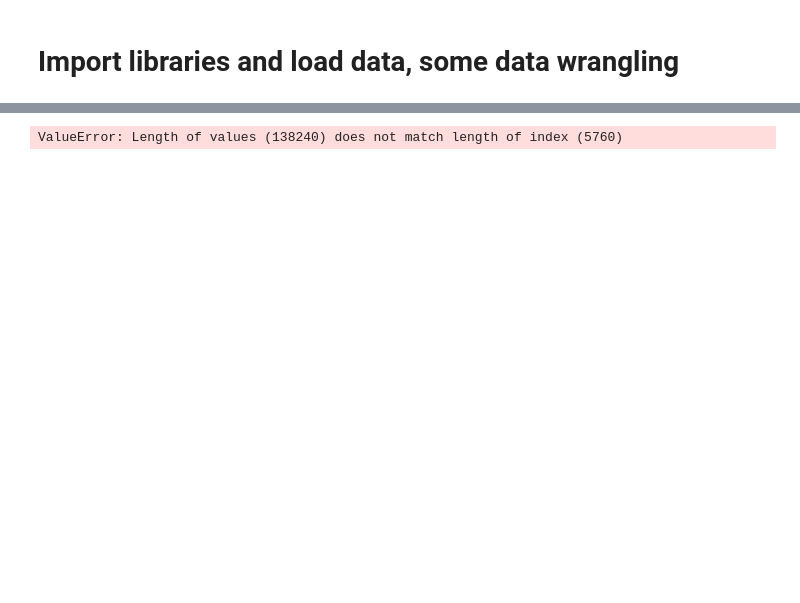
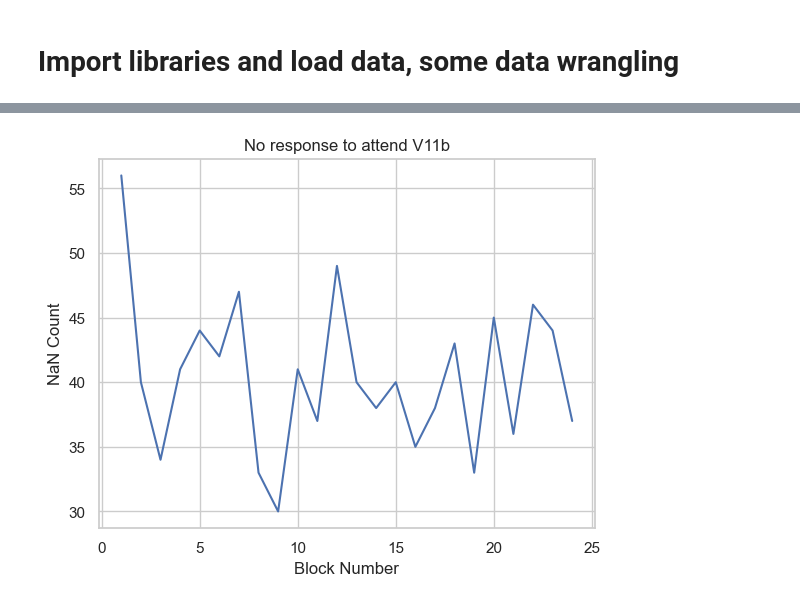
Before and after one commit to hkular/WM_NoiseV11, a Jupyter notebook: V11_Analysis.ipynb, the cells around one changed output, grey strips where cells are left out. Drawn from its saved outputs; the diff is of its cells as text; code cells hidden in the pictures; blank space fills up the shorter version.

```diff
--- a/V11_Analysis.ipynb
+++ b/V11_Analysis.ipynb
@@ -85,66 +133,26 @@ for subject in perfcheck.index:
 # %%
-# check RTs
-from scipy.stats import ttest_ind
-
-# Check RTs for target
-targRT = V11.dropna(subset=['resp']).groupby('subject')['targRT'].agg(['mean', 'std']).reset_index()
-targRTavg = targRT['mean'].mean()
-targRTb = V11b.dropna(subset=['resp']).groupby('subject')['targRT'].agg(['mean', 'std']).reset_index()
-targRTavgb = targRTb['mean'].mean()
-
-# Check RTs for distractor response
-distRT = V11.dropna(subset=['resp']).groupby('subject')['distRT'].agg(['mean', 'std']).reset_index()
-distRTavg = distRT['mean'].mean()
-distRTb = V11b.dropna(subset=['resp']).groupby('subject')['distRT'].agg(['mean', 'std']).reset_index()
-distRTavgb = distRTb['mean'].mean()
-
-# Compare with two-sample t-test
-distRTtest_results = ttest_ind(distRT['mean'], distRTavgb, equal_var=False)
-targRTtest_results = ttest_ind(targRT['mean'], targRTavgb, equal_var=False)
-
 # Look at when misses were, early? later blocks? middle blocks?
 # Filter (attend trials) plot block and counts
 V11b['trial'] = V11b.groupby('subject').cumcount() + 1
-V11b['block'] = np.tile(np.repeat(np.arange(1, 25), 24), len(V11b) // 24)
+V11b['block'] = np.tile(np.repeat(np.arange(1, 25), 24), len(V11b) // (24*24))
 
 nan_count = V11b[V11b['distractorname'] == 'attend'].groupby('block')['distRT'].apply(lambda x: sum(x.isna())).reset_index()
 
 sns.lineplot(x='block', y='distRT', data=nan_count)
 plt.xlabel("Block Number")
 plt.ylabel("NaN Count")
-plt.title("No response to attend")
+plt.title("No response to attend V11b")
 plt.show()
 
 # Look at when good subs miss attend response
-V11['block'] = np.tile(np.repeat(np.arange(1, 25), 24), len(V11) // 24)
+V11['block'] = np.tile(np.repeat(np.arange(1, 25), 24), len(V11) // (24*24))# 24 is number of blocks in the experiment
 
 nan_count_g = V11[V11['distractorname'] == 'attend'].groupby('block')['distRT'].apply(lambda x: sum(x.isna())).reset_index()
 
 sns.lineplot(x='block', y='distRT', data=nan_count_g)
 plt.xlabel("Block Number")
 plt.ylabel("NaN Count")
-plt.title("No response to attend")
+plt.title("No response to attend V11")
 plt.show()
-
-# Look at accuracy on distractor
-dist_accb = V11b[V11b['distractorname'] != 'none'].dropna(subset=['distRT']).groupby('subject').agg(
-    count=pd.NamedAgg(column='dist', aggfunc=lambda x: sum(x == V11b['change'])),
-    total=pd.NamedAgg(column='change', aggfunc=lambda x: len(x))
-)
-
-dist_acc = V11[V11['distractorname'] != 'none'].dropna(subset=['distRT']).groupby('subject').agg(
-    count=pd.NamedAgg(column='dist', aggfunc=lambda x: sum(x == V11['change'])),
-    total=pd.NamedAgg(column='change', aggfunc=lambda x: len(x))
-)
-
-# Plot distractor accuracy against chance
-data = pd.concat([dist_acc.assign(group='Good'), dist_accb.assign(group='Bad')])
-sns.boxplot(x='group', y='count', data=data / data['total'])
-plt.axhline(0.5, linestyle='--', color='purple')
-plt.text(1.5, 0.5, 'chance', va='center', ha='left', color='purple')
-plt.xlabel("Subjects")
-plt.ylabel("Accuracy")
-plt.title("Distractor response accuracy")
-plt.show()
 # %% [output]
-ValueError: Length of values (138240) does not match length of index (5760)
+[figure, added]
```
Also changed, not shown: parts of 13 cells of this notebook, 1 other file.
